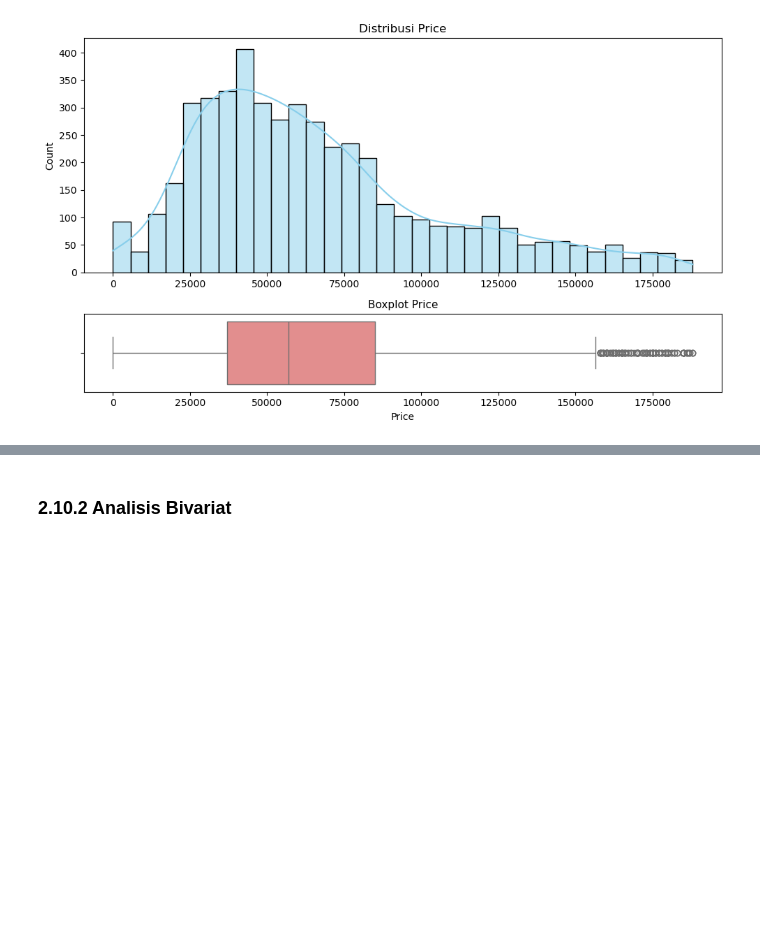
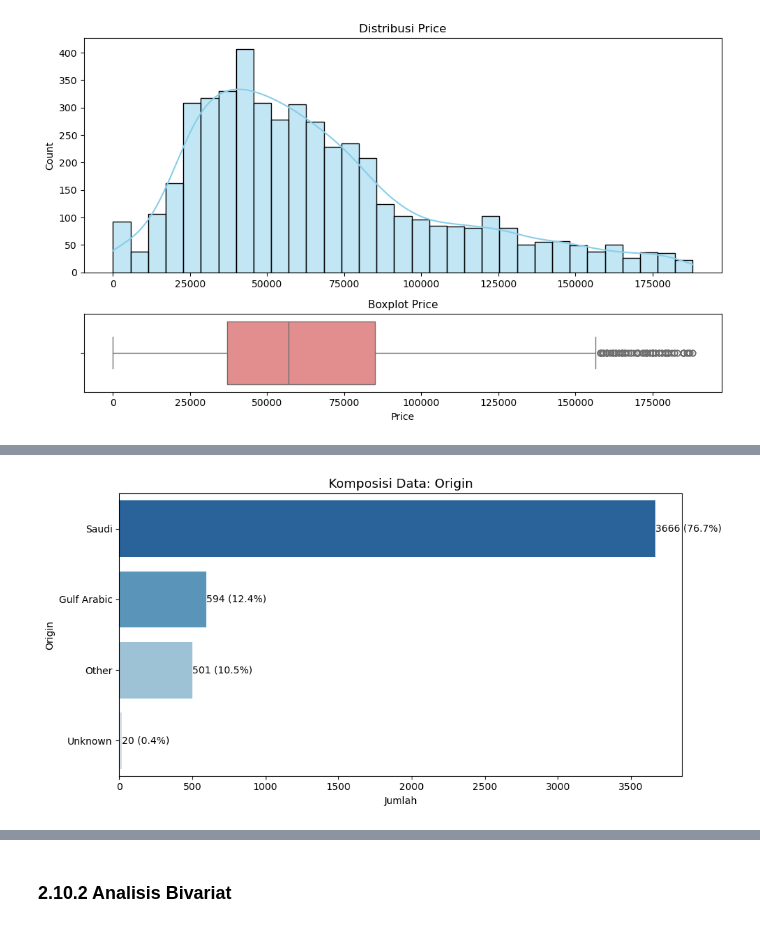
Before and after one commit to hansdarmawann/arabian-cars-1, a Jupyter notebook: Notebook/02_Data Acquisition And Understanding.ipynb, the cells around one changed output, grey strips where cells are left out. Drawn from its saved outputs; the diff is of its cells as text; code cells hidden in the pictures; blank space fills up the shorter version.

```diff
--- a/Notebook/02_Data Acquisition And Understanding.ipynb
+++ b/Notebook/02_Data Acquisition And Understanding.ipynb
@@ -465,0 +550,8 @@ check_normality(df, ['Price'])
+# %%
+countplot_categorical(
+    df,
+    cols=['Origin'],
+    top_n=df['Origin'].nunique()
+)
+# %% [output]
+[figure, added]
```
Also changed, not shown: parts of 8 cells of this notebook.
